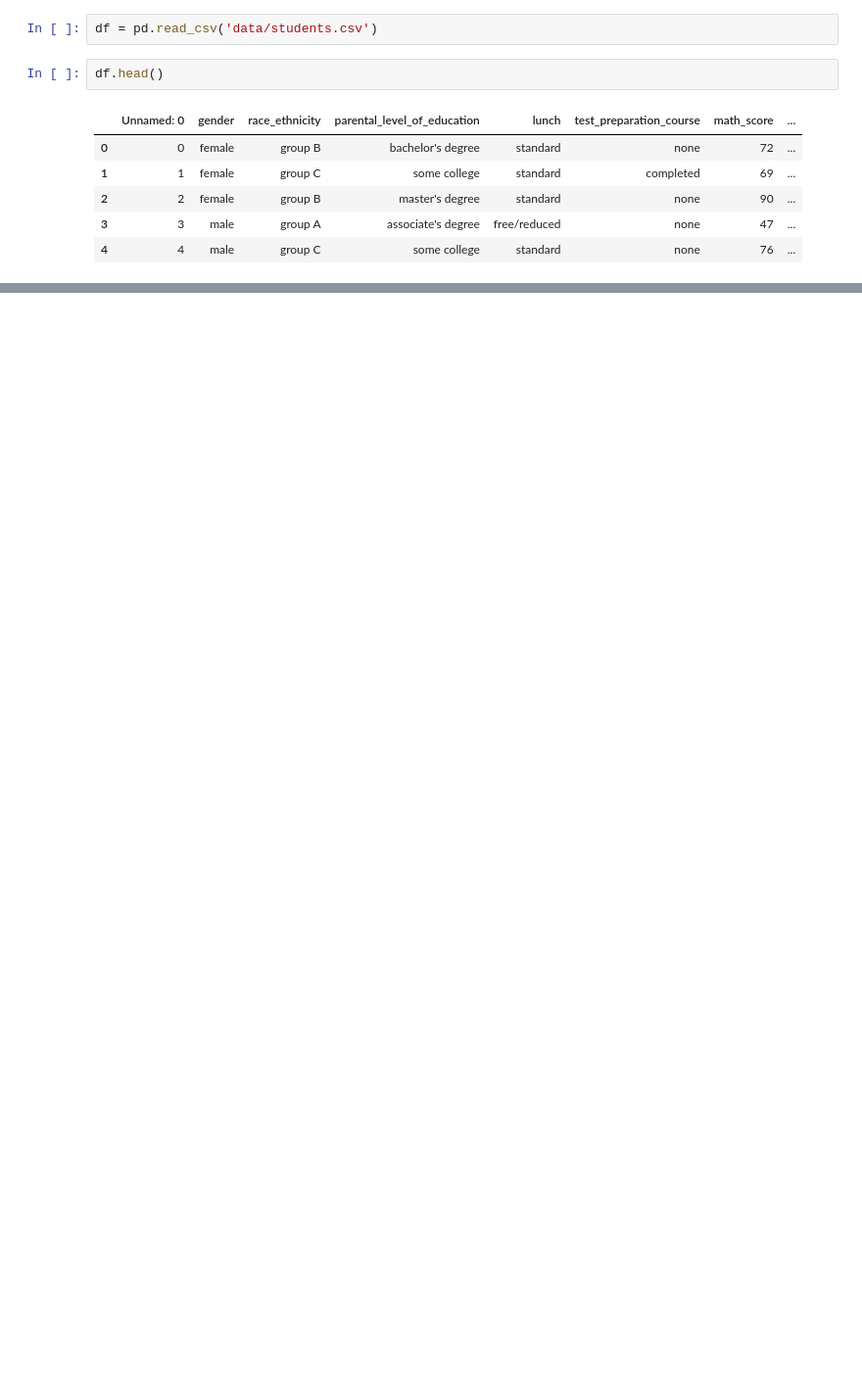
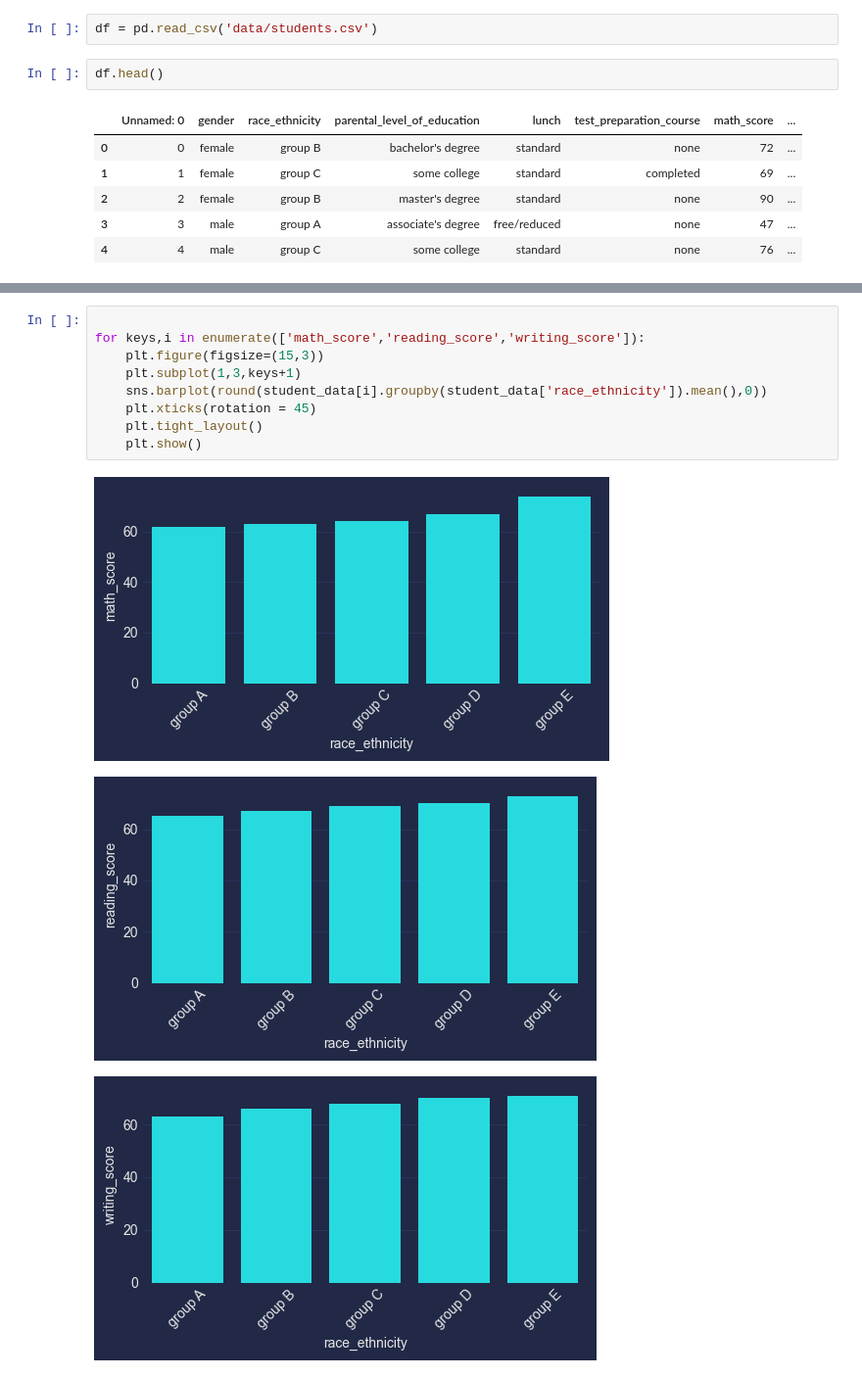
Before and after one commit to JJDataAnalyst-viz/MLproject, a Jupyter notebook: notebook/2. EDA.ipynb, the cells around one changed output, grey strips where cells are left out. Shown at 98% size. Drawn from its saved outputs; the diff is of its cells as text; blank space fills up the shorter version.

```diff
--- a/notebook/2. EDA.ipynb
+++ b/notebook/2. EDA.ipynb
@@ -27,0 +130,13 @@ df.head()
+# %%
+
+for keys,i in enumerate(['math_score','reading_score','writing_score']):
+    plt.figure(figsize=(15,3))
+    plt.subplot(1,3,keys+1)
+    sns.barplot(round(student_data[i].groupby(student_data['race_ethnicity']).mean(),0))
+    plt.xticks(rotation = 45)
+    plt.tight_layout()
+    plt.show()
+# %% [output]
+[figure, added]
+[figure, added]
+[figure, added]
```
Also changed, not shown: parts of 16 cells of this notebook, 6 other files.
